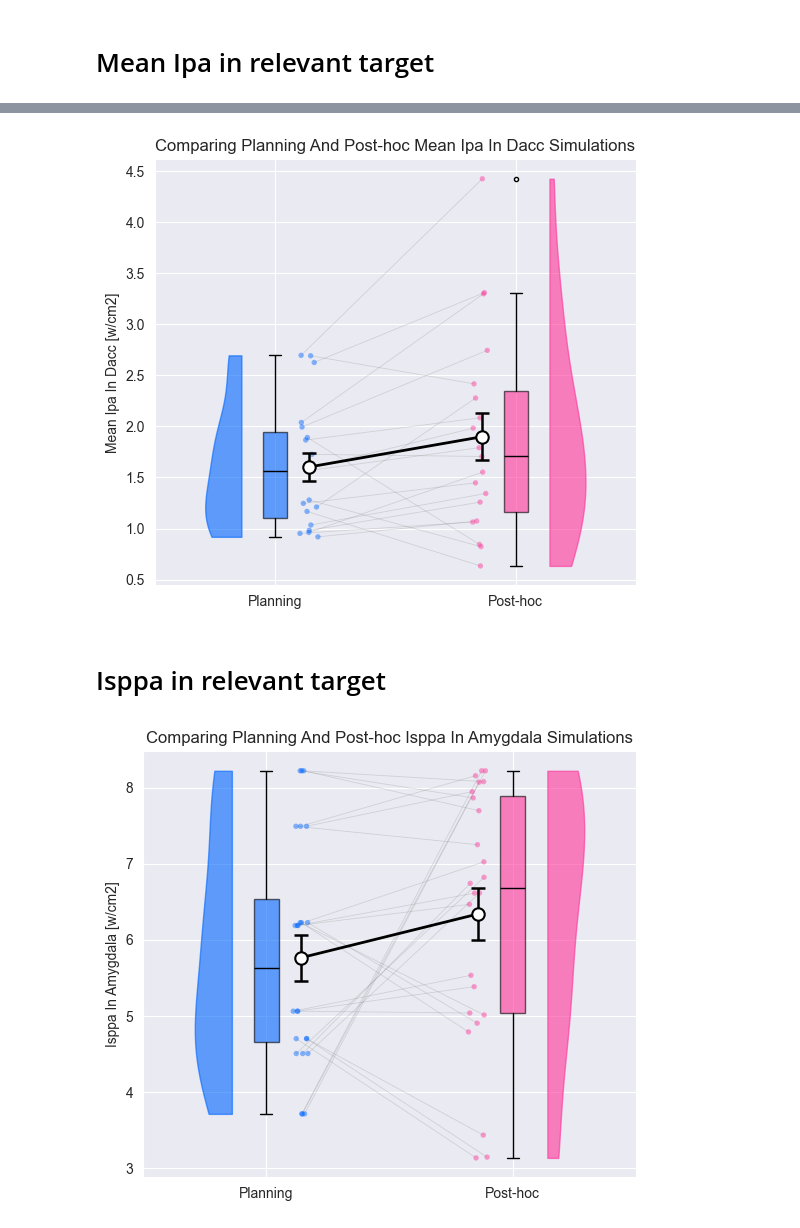
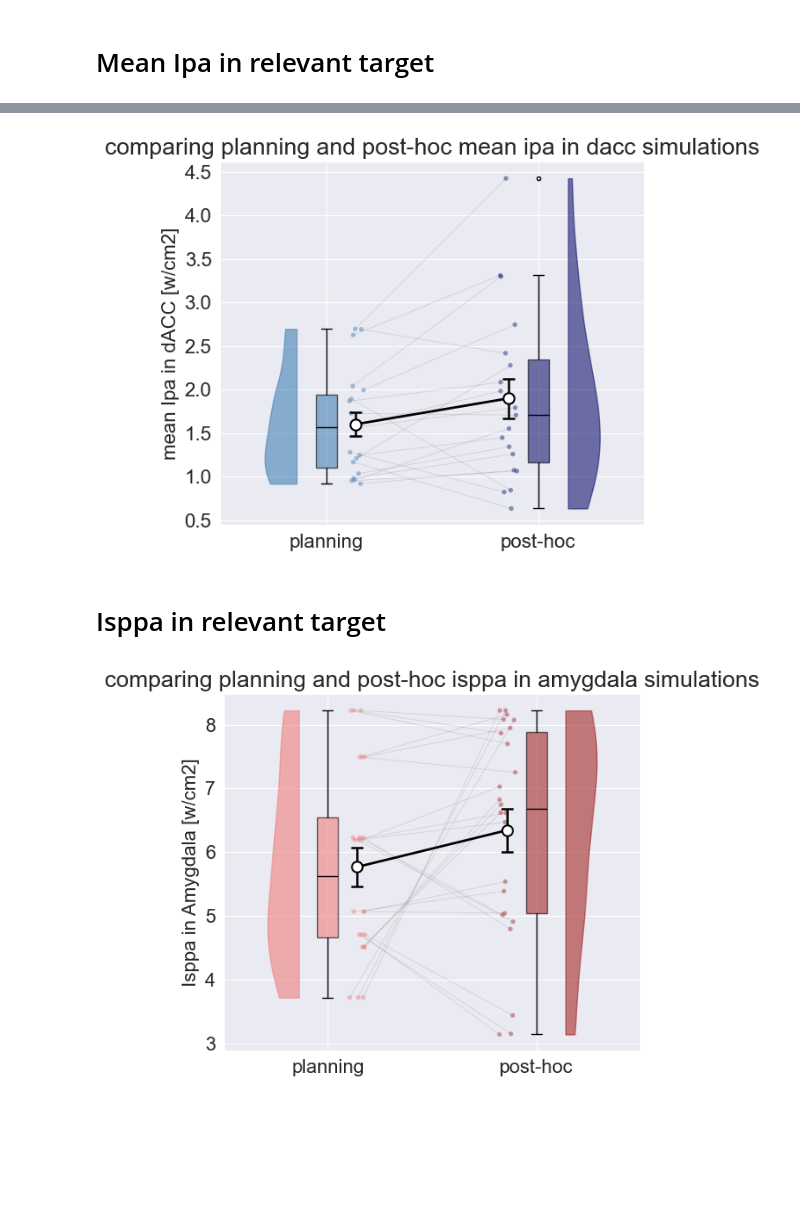
Before and after one commit to KTZ228/phd_1_analysis, a Jupyter notebook: acoustic_simulations/simulation_results.ipynb, the cells around one changed output, grey strips where cells are left out. Saved outputs shown, nothing was run; the diff lists cells and outputs as text; code cells hidden in the pictures; blank space fills up the shorter version.

```diff
--- a/acoustic_simulations/simulation_results.ipynb
+++ b/acoustic_simulations/simulation_results.ipynb
@@ -70,30 +72,32 @@ utils.plotting_functions.paired_raincloud(
 # %%
 simulation_results_dataframe_filtered = simulation_results_dataframe.loc[simulation_results_dataframe['target'].str.contains('target_2')]
 
 # Single-pass aggregation & reshape
 simulation_results_pivoted = (
     simulation_results_dataframe_filtered
     .pivot_table(
         index=['subject', 'target'],
         columns='condition',
         values='mean_Ipa',
         aggfunc='mean'
     )
     .reset_index()
 )
 simulation_results_pivoted = simulation_results_pivoted.rename_axis(None, axis=1)
 
 # Plot the two groups using a raincloud plot
 utils.plotting_functions.paired_raincloud(
     simulation_results_pivoted,
     columns=['planning','post-hoc'],
     flip=['left','right'],
+    colours=['steelblue','midnightblue'],
     output_dir=plot_dir,
-    ylabel_name='mean Ipa in dacc [w/cm2]',
-    plot_name='comparing planning and post-hoc mean ipa in dacc simulations'
+    ylabel_name='mean Ipa in dACC [w/cm2]',
+    plot_name='comparing planning and post-hoc mean ipa in dacc simulations',
+    font_scale=1.6
 );
 # %% [output]
-[figure, old version]
+[figure, new version]
 # %% [markdown]
 # Isppa in relevant target
 # %%
@@ -117,12 +121,14 @@ utils.plotting_functions.paired_raincloud(
     simulation_results_pivoted,
     columns=['planning','post-hoc'],
     flip=['left','right'],
+    colours=['lightcoral','brown'],
     output_dir=plot_dir,
-    ylabel_name='Isppa in amygdala [w/cm2]',
-    plot_name='comparing planning and post-hoc isppa in amygdala simulations'
+    ylabel_name='Isppa in Amygdala [w/cm2]',
+    plot_name='comparing planning and post-hoc isppa in amygdala simulations',
+    font_scale=1.6
 );
 # %% [output]
-[figure, old version]
+[figure, new version]
 # %%
 simulation_results_dataframe_filtered = simulation_results_dataframe.loc[simulation_results_dataframe['target'].str.contains('target_2')]
 
```
Also changed, not shown: parts of 2 cells of this notebook, 2 other files.
